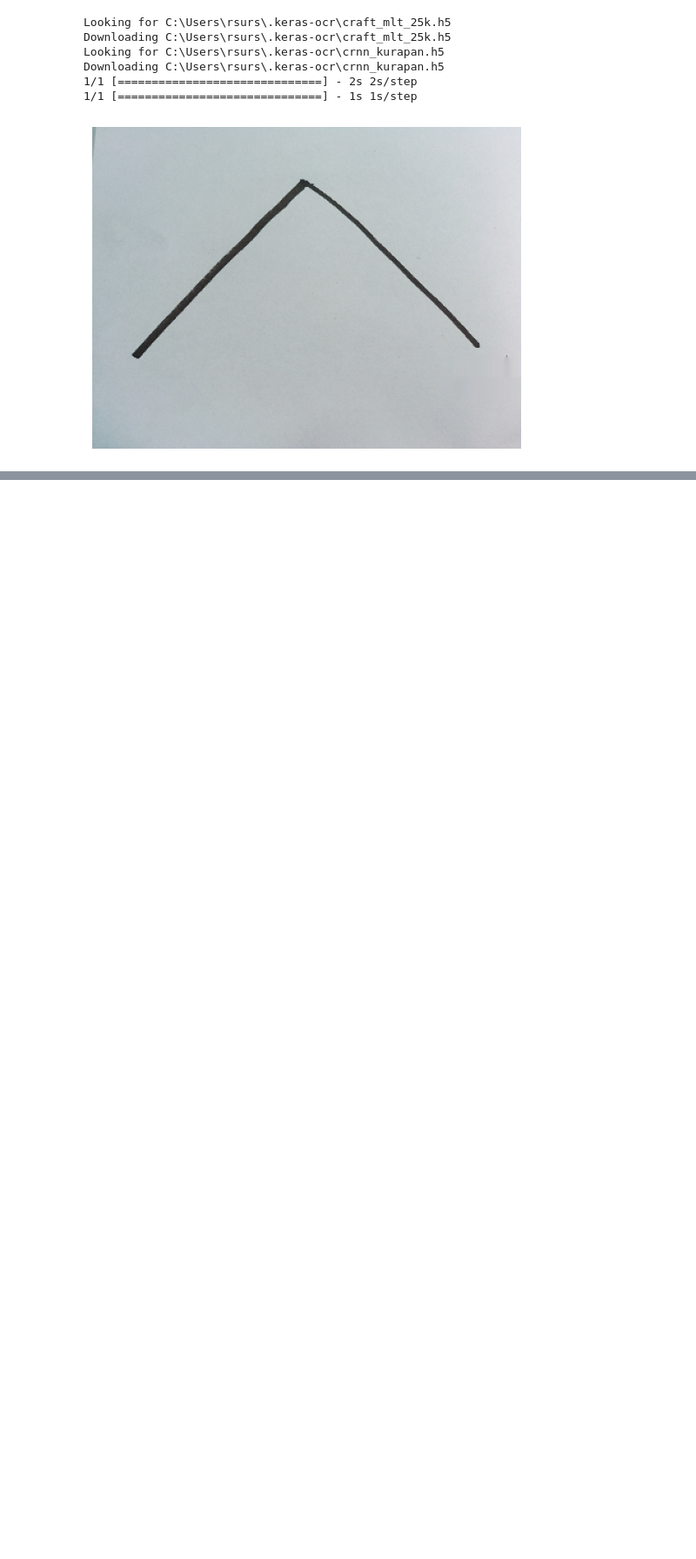
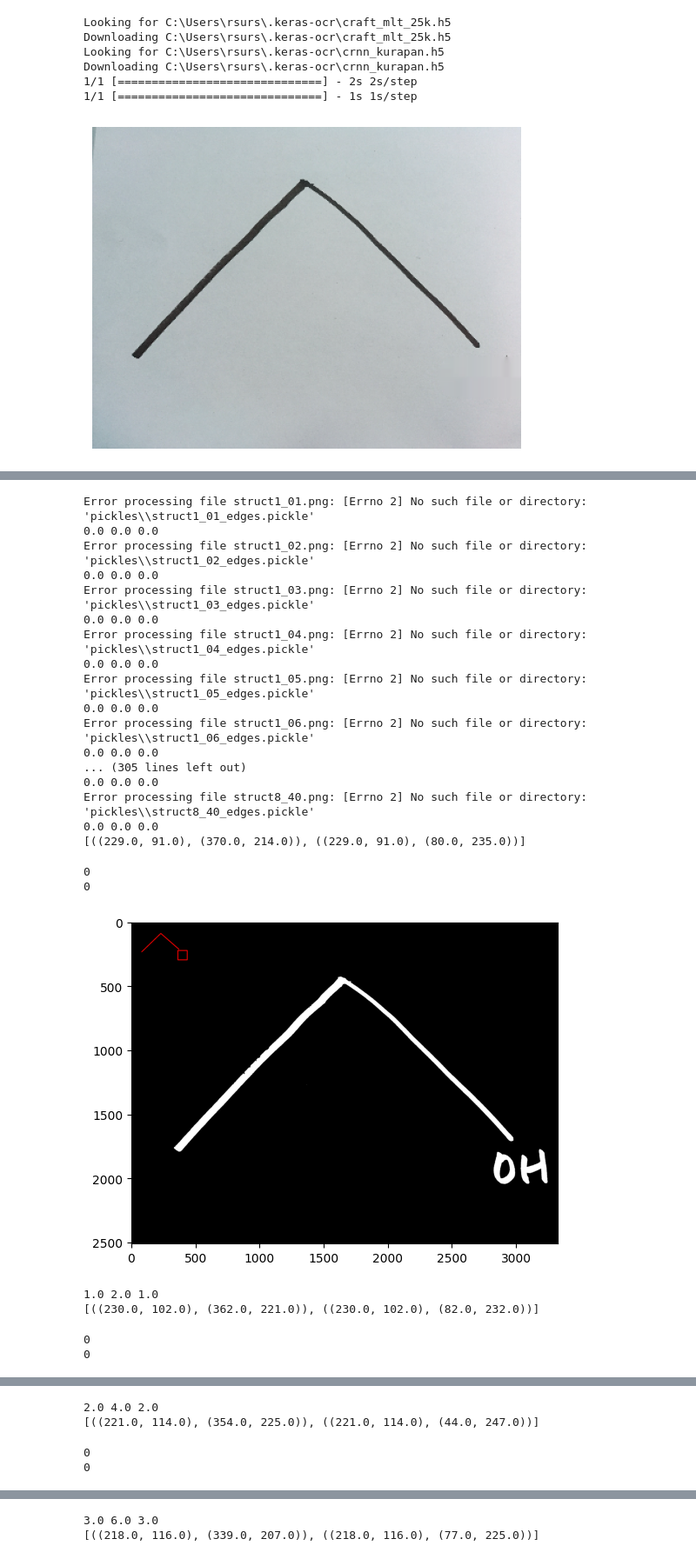
Before and after one commit to dev0419/Computer_Vision_Project, a Jupyter notebook: final.ipynb, the cells around one changed output, grey strips where cells are left out. Shown at 87% size. Cells and saved outputs as stored; diff of their text form; code cells hidden in the pictures; blank space fills up the shorter version.

```diff
--- a/final.ipynb
+++ b/final.ipynb
@@ -1202,8 +557,0 @@ Test case for auto canny
-# %%
-image = cv2.imread(r'C:\Users\rsurs\OneDrive\Documents\University_Study Material\3rd year\CV_LAB\Final_Project\data\struct4\sd\struct4_05.png')
-image = cv2.cvtColor(image,cv2.COLOR_BGR2GRAY)
-plt.imshow(image,cmap='gray')
-canny = auto_canny(image)
-plt.title('Canny Edge Detection')
-plt.imshow(canny,cmap='gray')
-plt.show()
@@ -1267,0 +1316,60 @@ Downloading C:\Users\rsurs\.keras-ocr\crnn_kurapan.h5
+# %%
+#Training Different Classifiers
+processed_dict = preprocess_training(BOND_TRAINING_DICT)
+classifier_svm, label_dict_svm = train_classifier(processed_dict, train_split=1)
+classifier_decision, label_dict_decision = train_classifier(processed_dict, train_split=1)
+classifier_logistic, label_dict_logistic = train_classifier(processed_dict, train_split=1)
+# %%
+# ... (earlier parts of the code)
+
+for path in PATHS:
+    corr_mol = 0.0
+    corr_edge = 0.0
+    total = 0.0
+    for image in os.listdir(path):
+        if image[-4:] != '.png':
+            continue
+        # Remove one underscore from the filename pattern
+        edge_file_pattern = image.split('.')[0] + '_edges.pickle'
+        template_file_pattern = image.split('.')[0] + '_tol_eq_0.77_template_bb.pickle'
+
+        try:
+            corr, n_corr = classify_bonds(os.path.join('pickles', edge_file_pattern),
+                                          os.path.join(path, image),
+                                          classifier_svm,
+                                          label_dict_svm,
+                                          os.path.join('pickles', template_file_pattern))
+            corr_mol += corr
+            corr_edge += n_corr
+            total += 1
+        except IOError as e:
+            print(f"Error processing file {image}: {e}")
+
+        print(corr_mol, corr_edge, total)
+
+# ... (rest of the code)
+# %% [output]
+Error processing file struct1_01.png: [Errno 2] No such file or directory: 'pickles\\struct1_01_edges.pickle'
+0.0 0.0 0.0
+Error processing file struct1_02.png: [Errno 2] No such file or directory: 'pickles\\struct1_02_edges.pickle'
+0.0 0.0 0.0
+Error processing file struct1_03.png: [Errno 2] No such file or directory: 'pickles\\struct1_03_edges.pickle'
+0.0 0.0 0.0
+Error processing file struct1_04.png: [Errno 2] No such file or directory: 'pickles\\struct1_04_edges.pickle'
+0.0 0.0 0.0
+Error processing file struct1_05.png: [Errno 2] No such file or directory: 'pickles\\struct1_05_edges.pickle'
+0.0 0.0 0.0
+Error processing file struct1_06.png: [Errno 2] No such file or directory: 'pickles\\struct1_06_edges.pickle'
+0.0 0.0 0.0
+... (305 lines left out)
+0.0 0.0 0.0
+Error processing file struct8_40.png: [Errno 2] No such file or directory: 'pickles\\struct8_40_edges.pickle'
+0.0 0.0 0.0
+[((229.0, 91.0), (370.0, 214.0)), ((229.0, 91.0), (80.0, 235.0))]
+0
+0
+[figure, added]
+1.0 2.0 1.0
+[((230.0, 102.0), (362.0, 221.0)), ((230.0, 102.0), (82.0, 232.0))]
+0
+0
@@ -1267,0 +1377,4 @@ Downloading C:\Users\rsurs\.keras-ocr\crnn_kurapan.h5
+2.0 4.0 2.0
+[((221.0, 114.0), (354.0, 225.0)), ((221.0, 114.0), (44.0, 247.0))]
+0
+0
@@ -1267,0 +1382,2 @@ Downloading C:\Users\rsurs\.keras-ocr\crnn_kurapan.h5
+3.0 6.0 3.0
+[((218.0, 116.0), (339.0, 207.0)), ((218.0, 116.0), (77.0, 225.0))]
```
Also changed, not shown: parts of 14 cells of this notebook.
